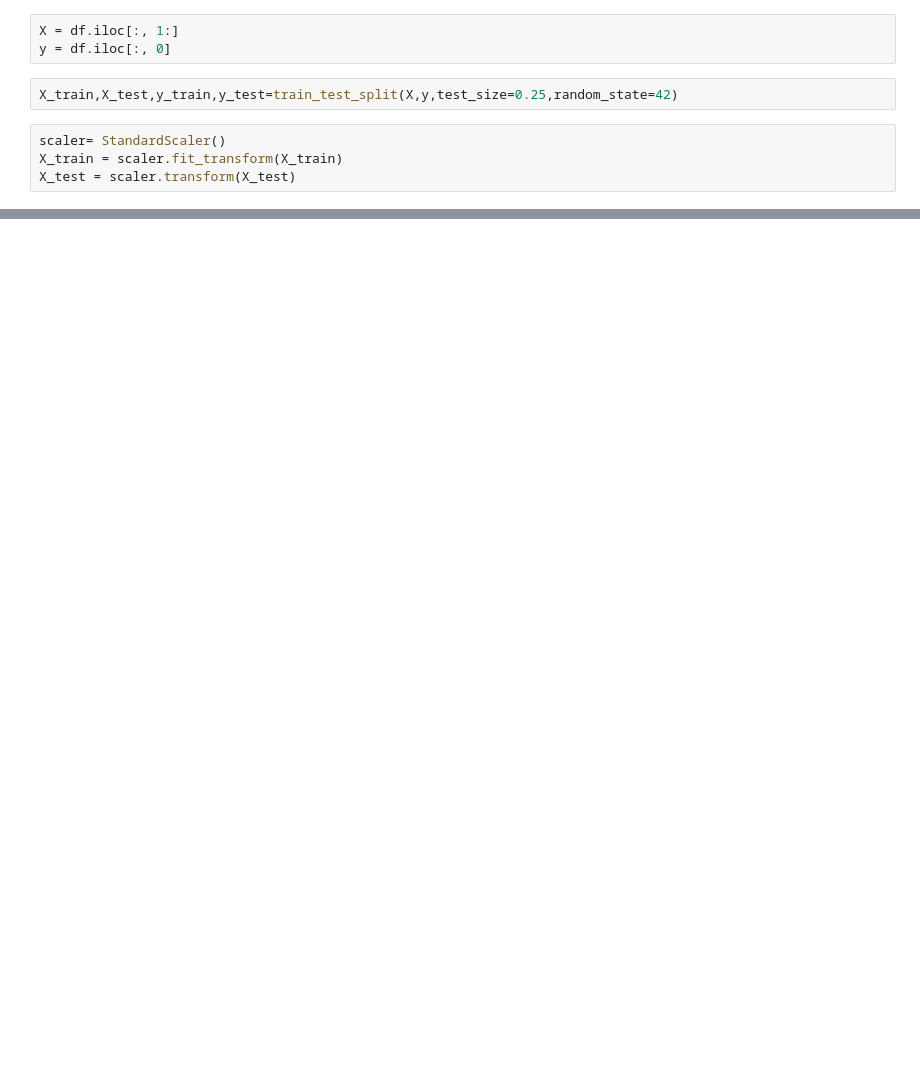
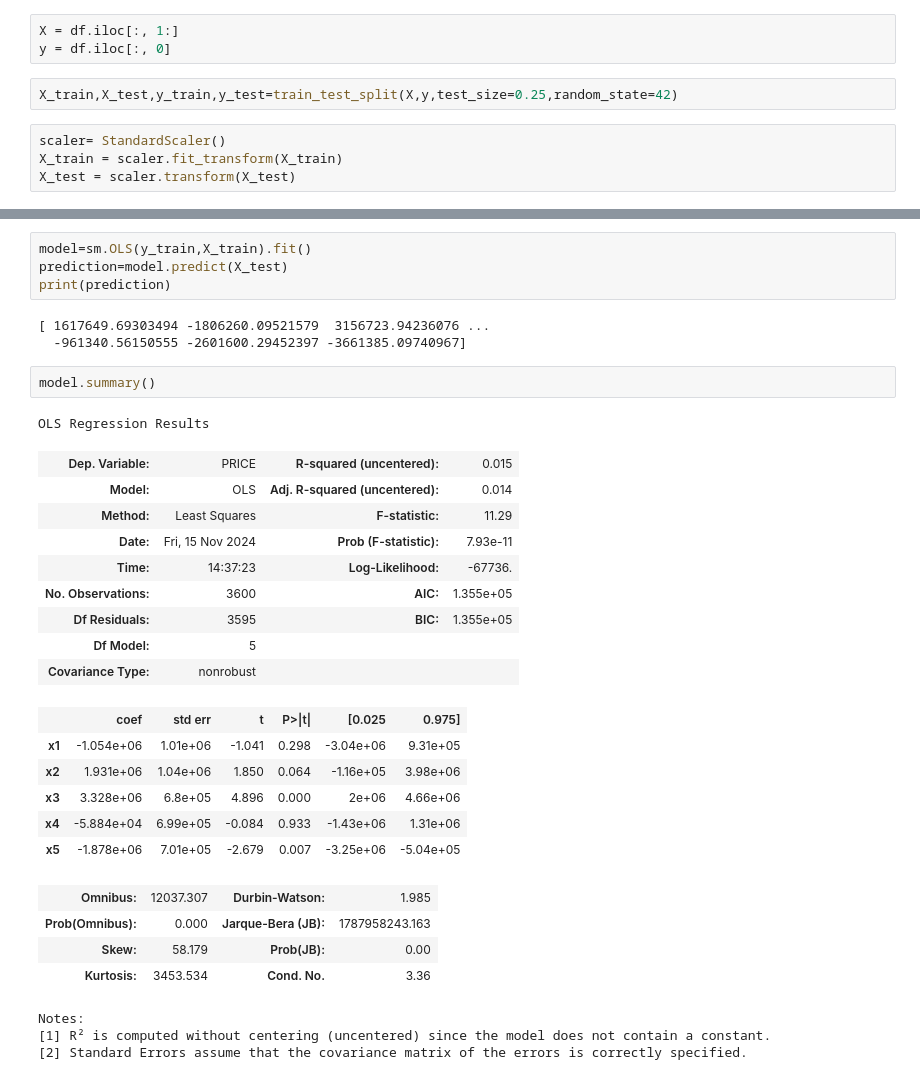
Before and after one commit to itssahilwhat/AI-Fundamentals, a Jupyter notebook: Linear Regression/Multiple Linear Regression.ipynb, the cells around one changed output, grey strips where cells are left out. Cells and saved outputs as stored; diff of their text form; blank space fills up the shorter version.

```diff
--- a/Linear Regression/Multiple Linear Regression.ipynb
+++ b/Linear Regression/Multiple Linear Regression.ipynb
@@ -55,0 +118,33 @@ regression.fit(X_train,y_train)
+# %%
+model=sm.OLS(y_train,X_train).fit()
+prediction=model.predict(X_test)
+print(prediction)
+# %% [output]
+[ 1617649.69303494 -1806260.09521579  3156723.94236076 ...
+  -961340.56150555 -2601600.29452397 -3661385.09740967]
+# %%
+model.summary()
+# %% [output]
+OLS Regression Results
+| Dep. Variable: | PRICE | R-squared (uncentered): | 0.015 |
+| Model: | OLS | Adj. R-squared (uncentered): | 0.014 |
+| Method: | Least Squares | F-statistic: | 11.29 |
+| Date: | Fri, 15 Nov 2024 | Prob (F-statistic): | 7.93e-11 |
+| Time: | 14:37:23 | Log-Likelihood: | -67736. |
+| No. Observations: | 3600 | AIC: | 1.355e+05 |
+| Df Residuals: | 3595 | BIC: | 1.355e+05 |
+| Df Model: | 5 |  |  |
+| Covariance Type: | nonrobust |  |  |
+|  | coef | std err | t | P>|t| | [0.025 | 0.975] |
+| x1 | -1.054e+06 | 1.01e+06 | -1.041 | 0.298 | -3.04e+06 | 9.31e+05 |
+| x2 | 1.931e+06 | 1.04e+06 | 1.850 | 0.064 | -1.16e+05 | 3.98e+06 |
+| x3 | 3.328e+06 | 6.8e+05 | 4.896 | 0.000 | 2e+06 | 4.66e+06 |
+| x4 | -5.884e+04 | 6.99e+05 | -0.084 | 0.933 | -1.43e+06 | 1.31e+06 |
+| x5 | -1.878e+06 | 7.01e+05 | -2.679 | 0.007 | -3.25e+06 | -5.04e+05 |
+| Omnibus: | 12037.307 | Durbin-Watson: | 1.985 |
+| Prob(Omnibus): | 0.000 | Jarque-Bera (JB): | 1787958243.163 |
+| Skew: | 58.179 | Prob(JB): | 0.00 |
+| Kurtosis: | 3453.534 | Cond. No. | 3.36 |
+Notes:
+[1] R² is computed without centering (uncentered) since the model does not contain a constant.
+[2] Standard Errors assume that the covariance matrix of the errors is correctly specified.
```
Also changed, not shown: parts of 12 cells of this notebook.
